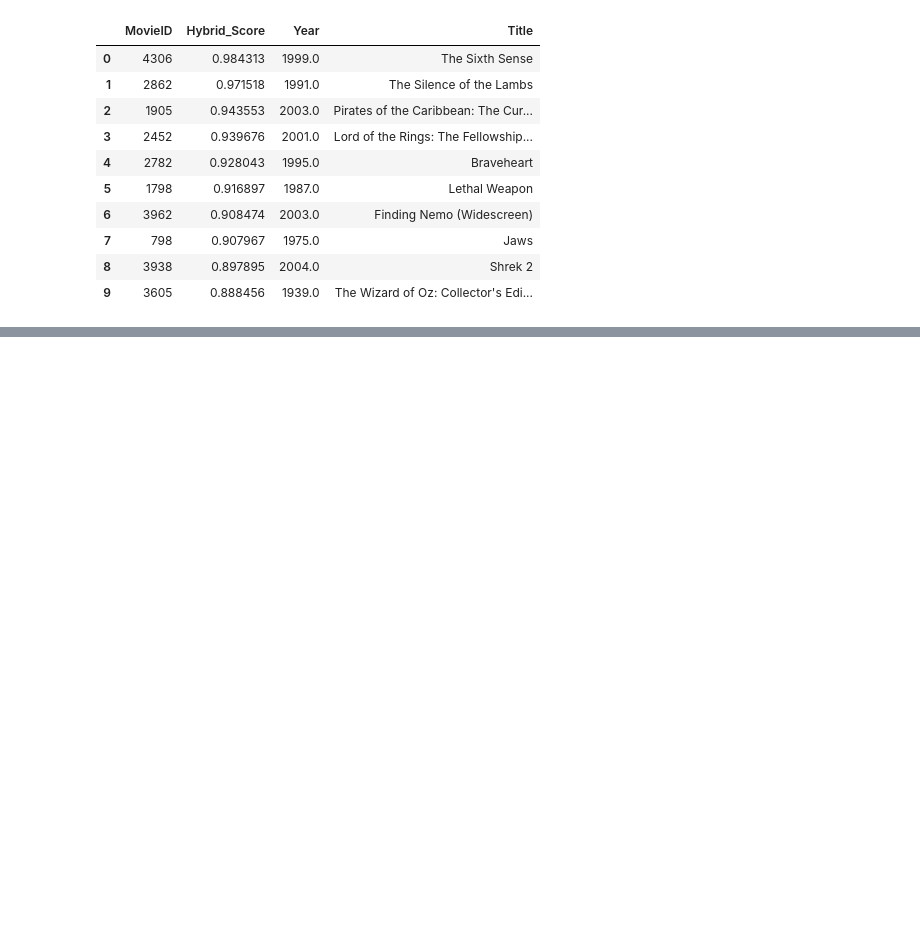
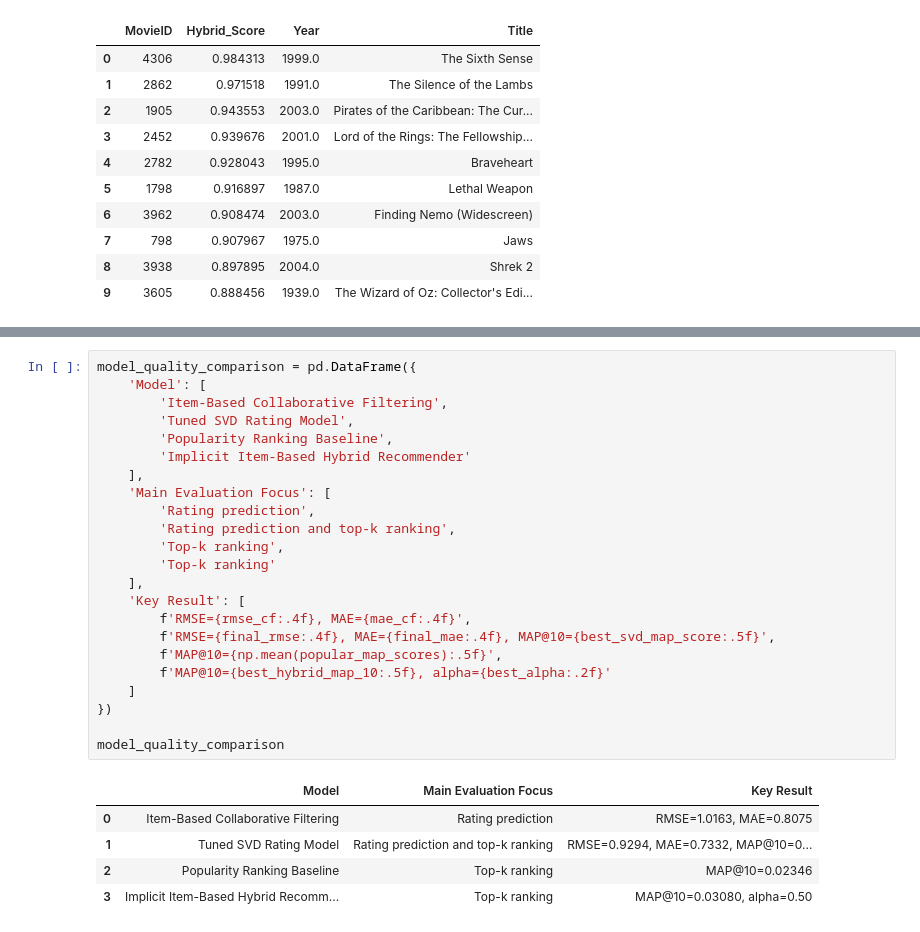
Before and after one commit to Mansi-Rajput05/movie-recommendation-system-ml, a Jupyter notebook: main.ipynb, the cells around one changed output, grey strips where cells are left out. Drawn from its saved outputs; the diff is of its cells as text; blank space fills up the shorter version.

```diff
--- a/main.ipynb
+++ b/main.ipynb
@@ -2671,0 +2901,29 @@ recommend_movies_implicit_hybrid(
+# %%
+model_quality_comparison = pd.DataFrame({
+    'Model': [
+        'Item-Based Collaborative Filtering',
+        'Tuned SVD Rating Model',
+        'Popularity Ranking Baseline',
+        'Implicit Item-Based Hybrid Recommender'
+    ],
+    'Main Evaluation Focus': [
+        'Rating prediction',
+        'Rating prediction and top-k ranking',
+        'Top-k ranking',
+        'Top-k ranking'
+    ],
+    'Key Result': [
+        f'RMSE={rmse_cf:.4f}, MAE={mae_cf:.4f}',
+        f'RMSE={final_rmse:.4f}, MAE={final_mae:.4f}, MAP@10={best_svd_map_score:.5f}',
+        f'MAP@10={np.mean(popular_map_scores):.5f}',
+        f'MAP@10={best_hybrid_map_10:.5f}, alpha={best_alpha:.2f}'
+    ]
+})
+
+model_quality_comparison
+# %% [output]
+|  | Model | Main Evaluation Focus | Key Result |
+| 0 | Item-Based Collaborative Filtering | Rating prediction | RMSE=1.0163, MAE=0.8075 |
+| 1 | Tuned SVD Rating Model | Rating prediction and top-k ranking | RMSE=0.9294, MAE=0.7332, MAP@10=0... |
+| 2 | Popularity Ranking Baseline | Top-k ranking | MAP@10=0.02346 |
+| 3 | Implicit Item-Based Hybrid Recomm... | Top-k ranking | MAP@10=0.03080, alpha=0.50 |
```
Also changed, not shown: parts of 10 cells of this notebook, 23 other files.
